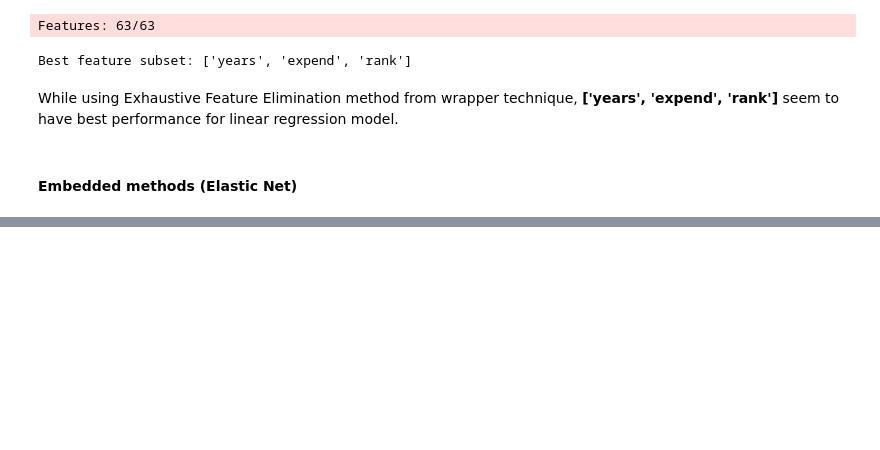
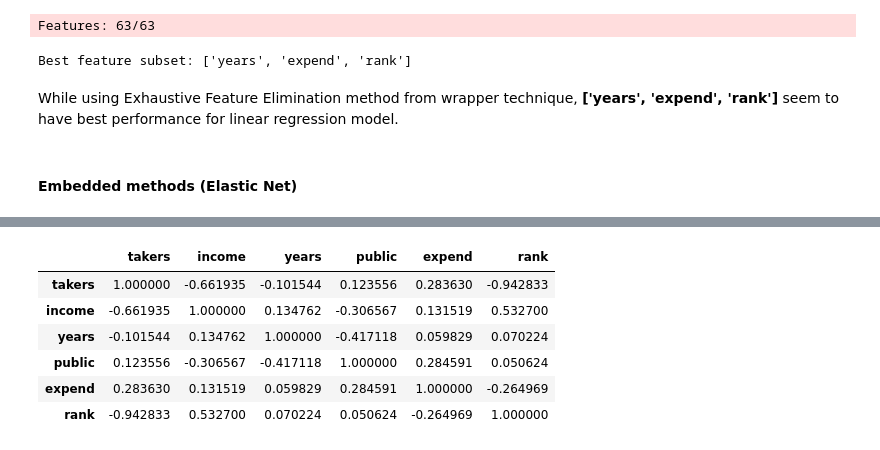
Before and after one commit to buddhathapa12/PrespectiveOnDataScience, a Jupyter notebook: feature_selection/BHW3_E923Q669.ipynb, the cells around one changed output, grey strips where cells are left out. Cells and saved outputs as stored; diff of their text form; code cells hidden in the pictures; blank space fills up the shorter version.

```diff
--- a/feature_selection/BHW3_E923Q669.ipynb
+++ b/feature_selection/BHW3_E923Q669.ipynb
@@ -263,0 +395,11 @@ array([-0.50278777, -0.02114326, 19.73825868, -0.57997478,  2.32067558,
+# %%
+standardized_correlation_matrix= X_train_full_Standardized.corr()
+standardized_correlation_matrix
+# %% [output]
+|  | takers | income | years | public | expend | rank |
+| takers | 1.000000 | -0.661935 | -0.101544 | 0.123556 | 0.283630 | -0.942833 |
+| income | -0.661935 | 1.000000 | 0.134762 | -0.306567 | 0.131519 | 0.532700 |
+| years | -0.101544 | 0.134762 | 1.000000 | -0.417118 | 0.059829 | 0.070224 |
+| public | 0.123556 | -0.306567 | -0.417118 | 1.000000 | 0.284591 | 0.050624 |
+| expend | 0.283630 | 0.131519 | 0.059829 | 0.284591 | 1.000000 | -0.264969 |
+| rank | -0.942833 | 0.532700 | 0.070224 | 0.050624 | -0.264969 | 1.000000 |
```
Also changed, not shown: parts of 17 cells of this notebook.
